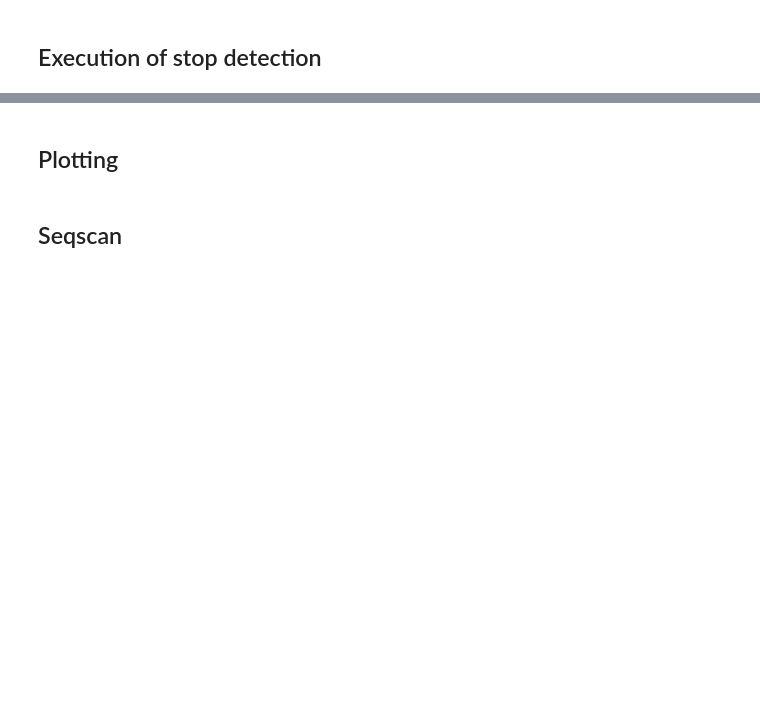
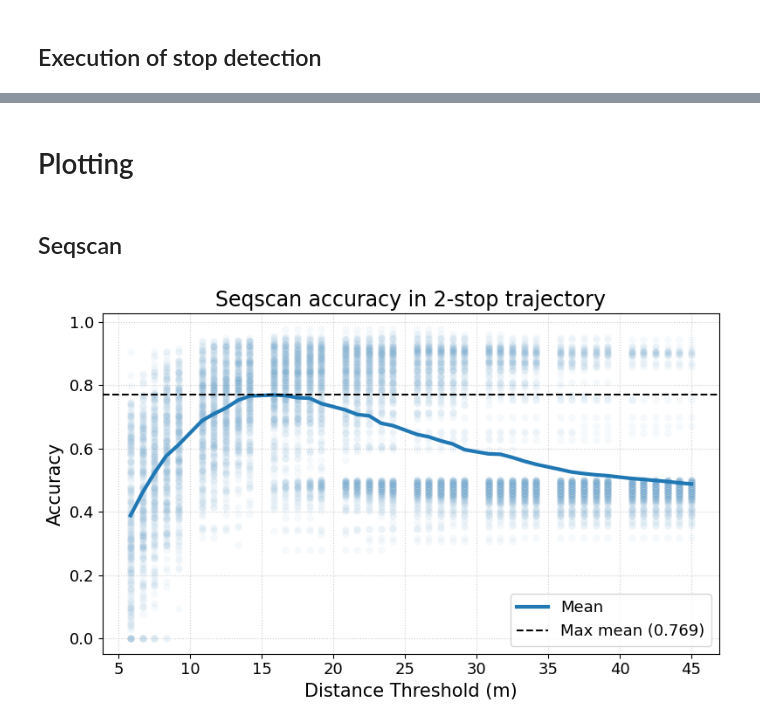
Before and after one commit to Watts-Lab/nomad, a Jupyter notebook: examples/research/robustness-of-algorithms/dist_thresh_vs_acc_exp.ipynb, the cells around one changed output, grey strips where cells are left out. Drawn from its saved outputs; the diff is of its cells as text; code cells hidden in the pictures; blank space fills up the shorter version.

Commit message:
latest experiments and nicer plots

```diff
--- a/examples/research/robustness-of-algorithms/dist_thresh_vs_acc_exp.ipynb
+++ b/examples/research/robustness-of-algorithms/dist_thresh_vs_acc_exp.ipynb
@@ -23,5 +125,5 @@ warnings.filterwarnings('ignore', message='Input is timezone-naive; assuming UTC
 # %%
-with open('config_2_stops.json', 'r', encoding='utf-8') as f:
+with open('config_2_stops_beta_5.json', 'r', encoding='utf-8') as f:
     config = json.load(f)
 # %%
 poi_table = gpd.read_parquet(config["buildings_file"]).rename(columns={"id":"location"})
@@ -31,7 +133,7 @@ sparse_df.drop(columns=['datetime'], inplace=True)
 diaries_df = loader.from_file(config["output_files"]["diaries_path"], format="parquet").rename(
     columns={"identifier":"user_id"})
 # %%
-dist_thresh_values = np.linspace(5, 55, 49)
+dist_thresh_values = np.linspace(5, 45, 49)
 
 config["algos"] = {
     **{f"seqscan_dist_thresh_{int(dr)}": {
@@ -40,7 +142,7 @@ config["algos"] = {
             "time_thresh":60,
             "dist_thresh":dr,
             "min_pts":2,
-            "back_merge":True,
+            "back_merge":False,
         },
         "visit_attr":"majority"
     } for dr in dist_thresh_values},
@@ -129,2 +250,2 @@ print(f"Number of unique dist_thresh values: {results_df['dist_thresh'].nunique(
 # %% [markdown]
-## Plotting
+# Plotting
@@ -176,0 +254,21 @@ results_df.query("14 > dist_thresh > 12 and recall < 0.4")
+# %%
+fig, ax = plt.subplots(figsize=(8, 5))
+
+plot_metric_vs_param(
+    ax=ax,
+    data=results_df.loc[results_df.algorithm.str.startswith("seqscan")],
+    x="dist_thresh",
+    y="recall",
+    algo_param="dist_thresh",
+    show_max_mean_line=True,
+    title="Seqscan accuracy in 2-stop trajectory",
+    xlabel="Distance Threshold (m)",
+    ylabel="Accuracy",
+)
+
+fig.tight_layout()
+plt.savefig(f"figures/db_dist_thresh_acc.svg", bbox_inches='tight')
+plt.savefig(f"figures/db_dist_thresh_acc.png", dpi=600, bbox_inches='tight')
+plt.show()
+# %% [output]
+[figure, added]
```
Also changed, not shown: parts of 13 cells of this notebook, 4 other files.
